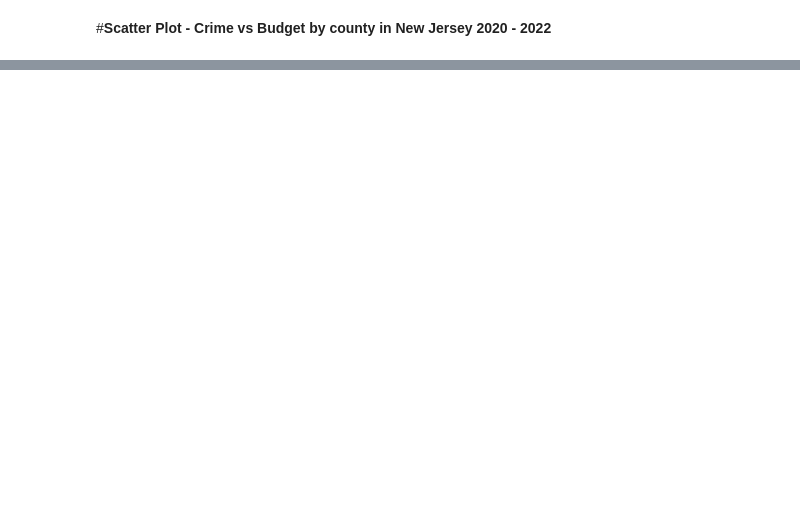
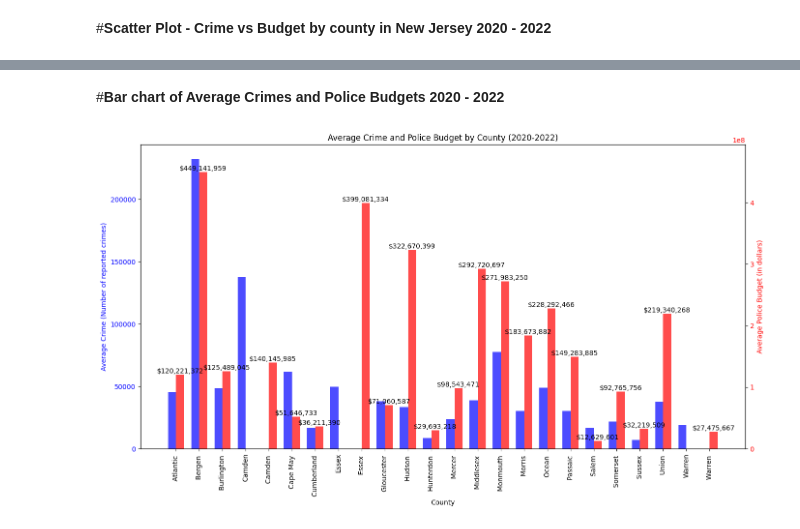
Before and after one commit to erikaguiracocha/Data-Visualization-2025, a Jupyter notebook: PS4erikaguiracocha.ipynb, the cells around one changed output, grey strips where cells are left out. Saved outputs shown, nothing was run; the diff lists cells and outputs as text; code cells hidden in the pictures; blank space fills up the shorter version.

```diff
--- a/PS4erikaguiracocha.ipynb
+++ b/PS4erikaguiracocha.ipynb
@@ -472,0 +234,79 @@ Shapefile loaded successfully.
+# %% [markdown]
+#**Bar chart of Average Crimes and Police Budgets 2020 - 2022**
+# %%
+# Load crime data
+crime_data = pd.read_csv(url_crime_data, header=1)
+
+# Remove the "Total New Jersey" row from the crime data
+crime_data = crime_data[crime_data['County'] != 'Total New Jersey']
+
+# Clean crime data (convert values to numeric for 2020, 2021, and 2022)
+crime_data['2020'] = crime_data['2020'].str.replace(',', '').astype(float)
+crime_data['2021'] = crime_data['2021'].str.replace(',', '').astype(float)
+crime_data['2022'] = crime_data['2022'].str.replace(',', '').astype(float)
+
+# Load police budget data
+budget_data = pd.read_csv(url_budget_data, header=1)
+
+# Remove the "Total New Jersey" row from the budget data
+budget_data = budget_data[budget_data['County'] != 'Total New Jersey']
+
+# Clean budget data (convert values to numeric for 2020, 2021, and 2022)
+budget_data['2020'] = budget_data['2020'].str.replace(',', '').astype(float)
+budget_data['2021'] = budget_data['2021'].str.replace(',', '').astype(float)
+budget_data['2022'] = budget_data['2022'].str.replace(',', '').astype(float)
+
+# Calculate the average for Crime and Police Budget across the years 2020, 2021, and 2022
+crime_data['Average Crime'] = crime_data[['2020', '2021', '2022']].mean(axis=1)
+budget_data['Average Budget'] = budget_data[['2020', '2021', '2022']].mean(axis=1)
+
+# Merge the two datasets (crime and budget) into one DataFrame using the 'County' column
+merged_data = crime_data.merge(budget_data, on='County', how='outer')
+
+# Create figure and axis for the plot
+fig, ax1 = plt.subplots(figsize=(14, 8))
+
+# Define the bar width
+bar_width = 0.35
+
+# Define the positions of the bars on the x-axis
+x = np.arange(len(merged_data))
+
+# Bar chart for average crime data (left y-axis, blue color)
+bars_crime = ax1.bar(x - bar_width / 2, merged_data['Average Crime'], bar_width, color='blue', label='Average Crime', alpha=0.7)
+
+# Labels for the left y-axis
+ax1.set_xlabel('County')
+ax1.set_ylabel('Average Crime (Number of reported crimes)', color='blue')
+ax1.tick_params(axis='y', labelcolor='blue')
+ax1.set_xticks(x)
+ax1.set_xticklabels(merged_data['County'], rotation=90)
+
+# Create a second y-axis for the police budget (right side)
+ax2 = ax1.twinx()
+
+# Bar chart for average police budget data (right y-axis, red color)
+bars_budget = ax2.bar(x + bar_width / 2, merged_data['Average Budget'], bar_width, color='red', label='Average Police Budget', alpha=0.7)
+
+# Labels for the right y-axis
+ax2.set_ylabel('Average Police Budget (in dollars)', color='red')
+ax2.tick_params(axis='y', labelcolor='red')
+
+# Adjust the range for the right y-axis (budget axis)
+ax2.set_ylim(0, merged_data['Average Budget'].max() * 1.1)  # 10% buffer above the maximum budget value
+
+# Add annotations for budget values
+for i, bar in enumerate(bars_budget):
+    yval = bar.get_height()
+    ax2.text(bar.get_x() + bar.get_width() / 2, yval, f'${yval:,.0f}', ha='center', va='bottom', color='black')
+
+# Title and layout adjustments
+plt.title('Average Crime and Police Budget by County (2020-2022)')
+
+# Ensure all the labels and axes are displayed properly
+fig.tight_layout()
+
+# Show the plot
+plt.show()
+# %% [output]
+[figure, added]
```
Also changed, not shown: parts of 23 cells of this notebook.
